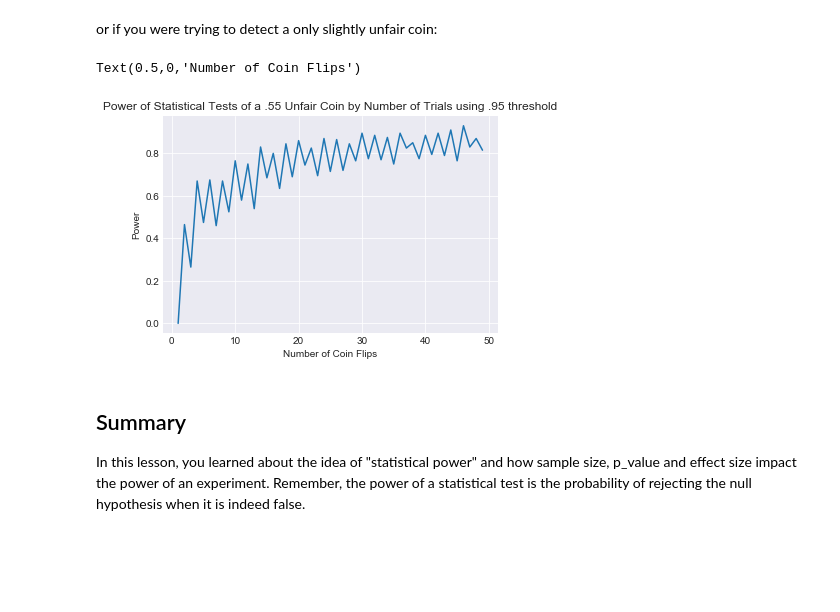
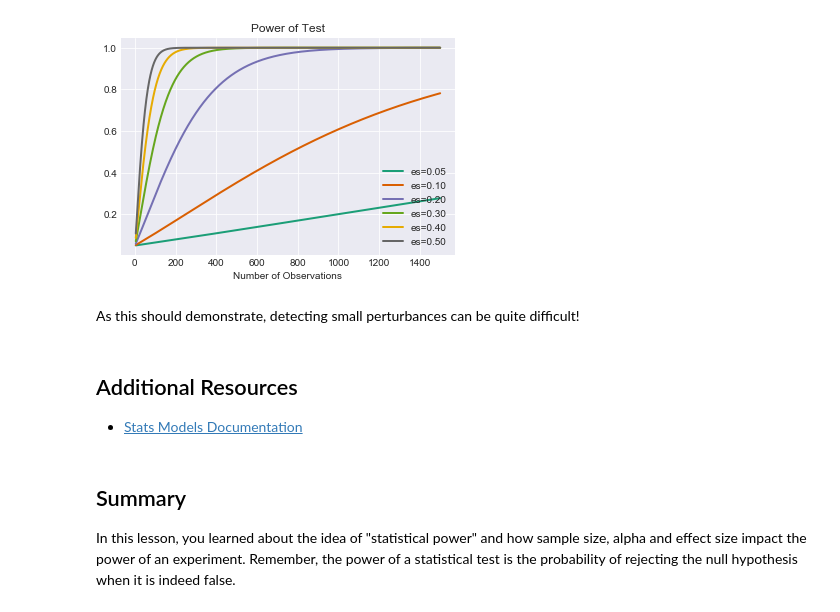
Before and after one commit to learn-co-curriculum/dsc-statistical-power, a Jupyter notebook: index.ipynb, the cells around one changed output. Saved outputs shown, nothing was run; the diff lists cells and outputs as text; code cells hidden in the pictures; blank space fills up the shorter version.

Commit message:
updated lesson v2

```diff
--- a/index.ipynb
+++ b/index.ipynb
@@ -39,7 +50,0 @@ Since $\alpha$, power, sample size and effect size are all related quantities, y
-# %%
-import numpy as np
-import scipy.stats as st
-import matplotlib.pyplot as plt
-import seaborn as sns
-sns.set_style('darkgrid')
-%matplotlib inline
@@ -112,30 +101,18 @@ Text(0.5,0,'Number of Coin Flips')
-# %% [markdown]
-or if you were trying to detect a only slightly unfair coin:
-# %%
-#What does the power increase as we increase sample size?
-powers = []
-cutoff = .95 #Set the p-value threshold for rejecting the null hypothesis
-#Iterate through various sample sizes
-unfair_coin_prob = .55
-for n in range(1,50):
-    #Do multiple runs for that number of samples to compare
-    p_val = []
-    for i in range(200):
-        n_heads = np.random.binomial(n, unfair_coin_prob)
-        mu = n / 2
-        sigma = np.sqrt(n*.5*(1-.5))
-        z  = (n_heads - mu) / (sigma / np.sqrt(n))
-        p_val.append(st.norm.cdf(np.abs(z)))
-    cur_power = sum([1 if p >= cutoff else 0 for p in p_val])/200
-    powers.append(cur_power)
-plt.plot(list(range(1,50)), powers)
-plt.title('Power of Statistical Tests of a .55 Unfair Coin by Number of Trials using .95 threshold')
-plt.ylabel('Power')
-plt.xlabel('Number of Coin Flips')
-# %% [output]
-Text(0.5,0,'Number of Coin Flips')
-[figure, removed]
+# %%
+power_analysis.plot_power(dep_var="nobs",
+                          nobs = np.array(range(5,1500)),
+                          effect_size=np.array([.05, .1, .2,.3,.4,.5]),
+                          alpha=0.05)
+plt.show()
+# %% [output]
+[figure, added]
+# %% [markdown]
+As this should demonstrate, detecting small perturbances can be quite difficult!
+# %% [markdown]
+## Additional Resources
+
+* [Stats Models Documentation](http://www.statsmodels.org/dev/generated/statsmodels.stats.power.TTestIndPower.html)
 # %% [markdown]
 ## Summary
 
-In this lesson, you learned about the idea of "statistical power" and how sample size, p_value and effect size impact the power of an experiment. Remember, the power of a statistical test is the probability of rejecting the null hypothesis when it is indeed false.
+In this lesson, you learned about the idea of "statistical power" and how sample size, alpha and effect size impact the power of an experiment. Remember, the power of a statistical test is the probability of rejecting the null hypothesis when it is indeed false.
```
Also changed, not shown: parts of 17 cells of this notebook, 2 other files.
